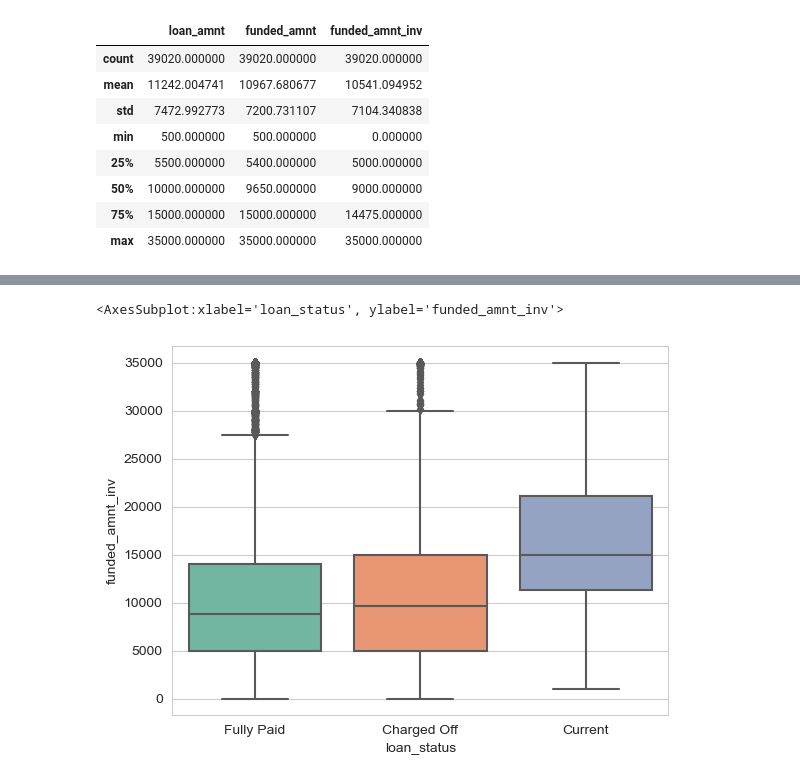
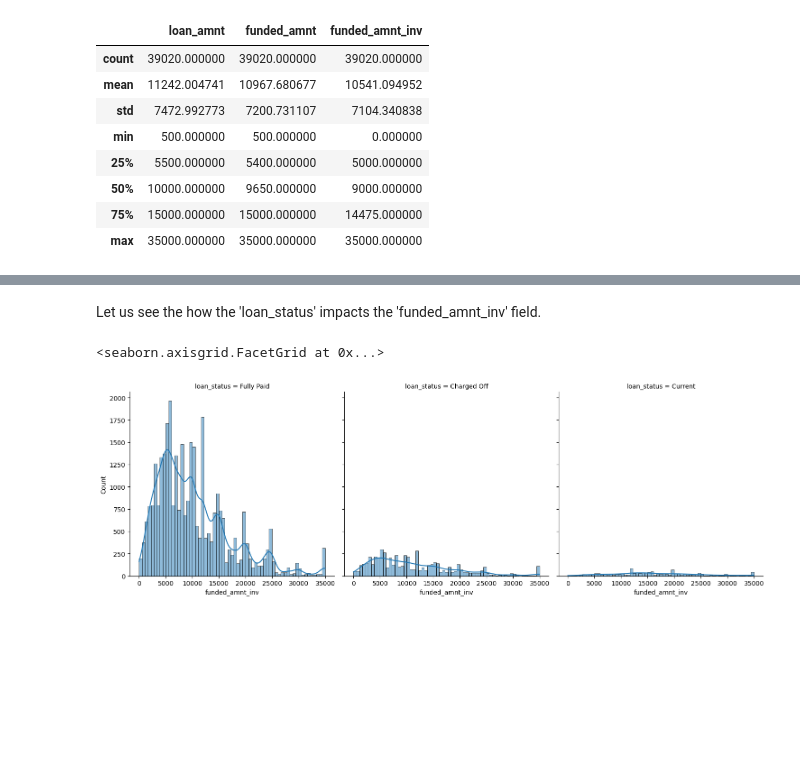
Before and after one commit to SSHarshitta/LendingClubCaseStudy, a Jupyter notebook: Harshitta_Sara.ipynb, the cells around one changed output, grey strips where cells are left out. Saved outputs shown, nothing was run; the diff lists cells and outputs as text; code cells hidden in the pictures; blank space fills up the shorter version.

```diff
--- a/Harshitta_Sara.ipynb
+++ b/Harshitta_Sara.ipynb
@@ -1177,6 +1169,9 @@ sns.displot(loan_data2, x='funded_amnt_inv', col='loan_status', kde=True)
-# %%
-sns.boxplot(data=loan_data2, x='loan_status', y='funded_amnt_inv',
-           )
-# %% [output]
-<AxesSubplot:xlabel='loan_status', ylabel='funded_amnt_inv'>
-[figure, removed]
+# %% [markdown]
+Let us see the how the 'loan_status' impacts the 'funded_amnt_inv' field.
+# %%
+
+sns.color_palette("Paired")
+sns.displot(loan_data2, x='funded_amnt_inv', col='loan_status', kde=True)
+# %% [output]
+<seaborn.axisgrid.FacetGrid at 0x...>
+[figure, added]
```
Also changed, not shown: parts of 120 cells of this notebook.
